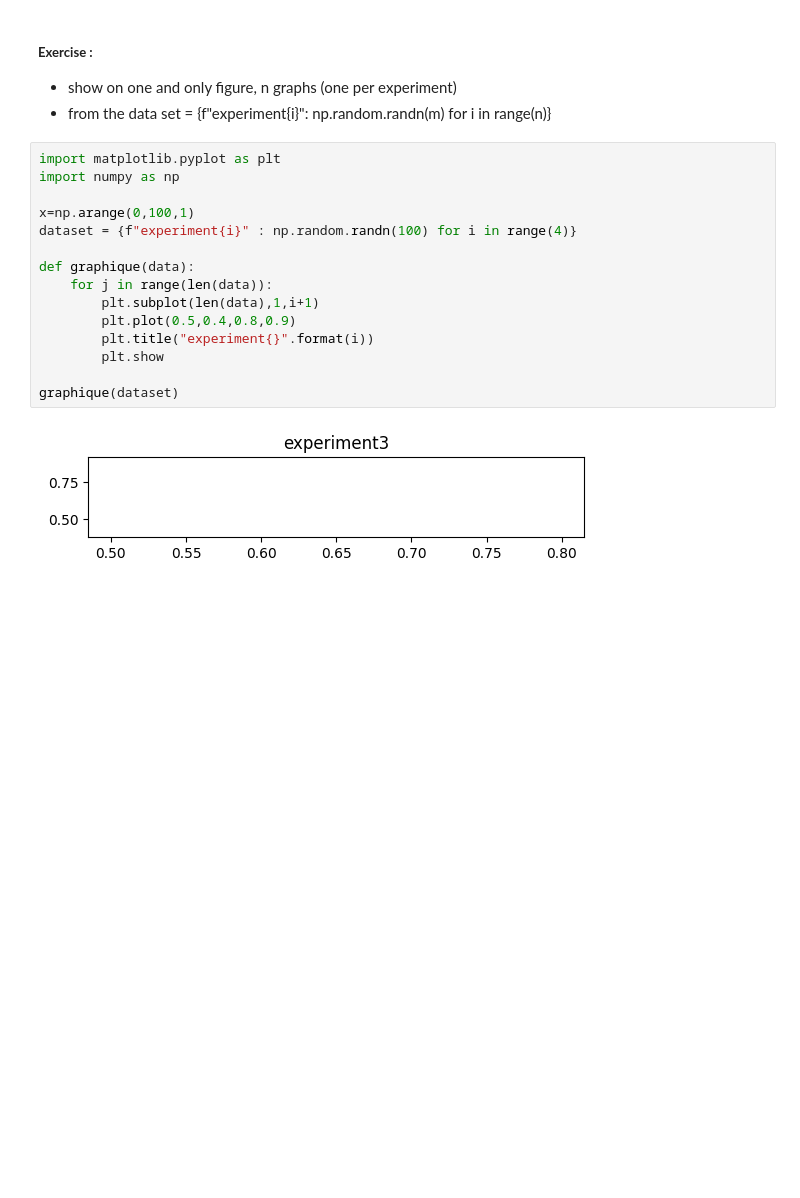
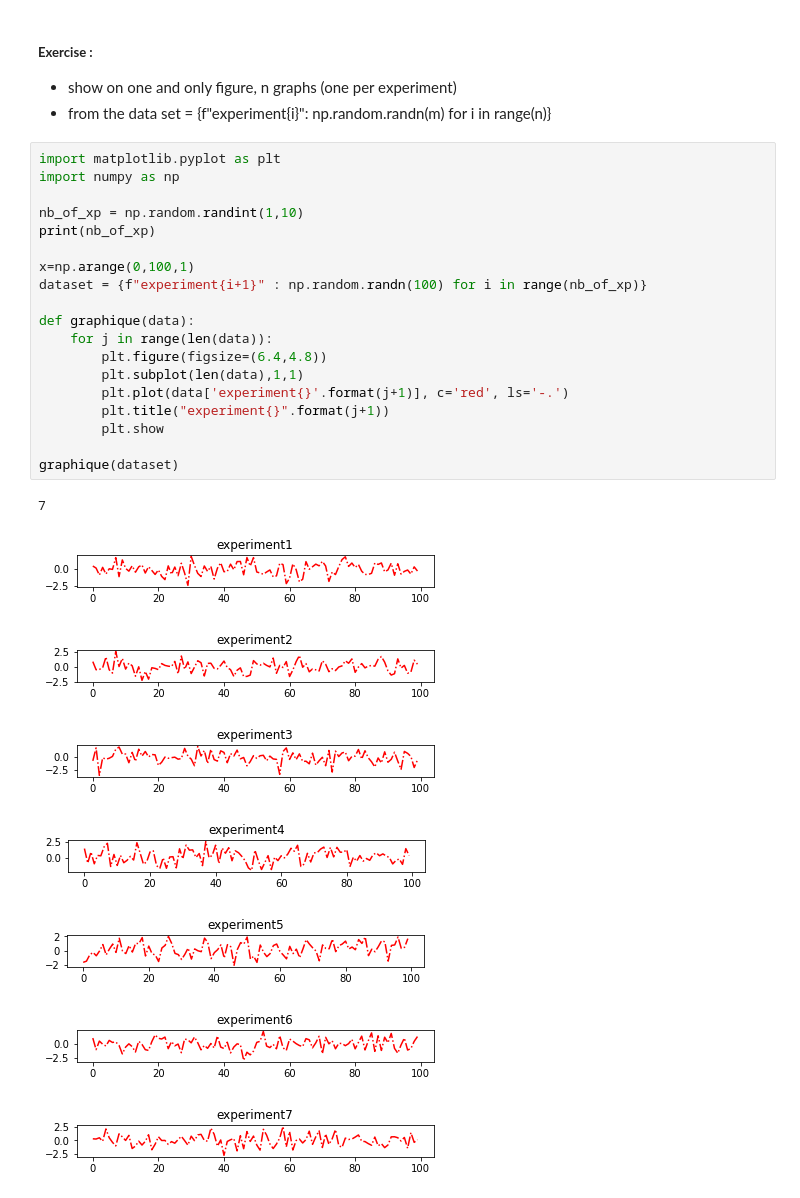
Before and after one commit to hrandrIAga/Machine_Learning, a Jupyter notebook: learning_matplotlib/learning_matplotlib_basics.ipynb, the cells around one changed output. Cells and saved outputs as stored; diff of their text form; blank space fills up the shorter version.

Commit message:
final version of learning_matplotlib_basics.ipynb with random number of experiments

```diff
--- a/learning_matplotlib/learning_matplotlib_basics.ipynb
+++ b/learning_matplotlib/learning_matplotlib_basics.ipynb
@@ -71,17 +71,28 @@ plt.show()
 # %%
 import matplotlib.pyplot as plt
 import numpy as np
 
+nb_of_xp = np.random.randint(1,10)
+print(nb_of_xp)
+
 x=np.arange(0,100,1)
-dataset = {f"experiment{i}" : np.random.randn(100) for i in range(4)}
+dataset = {f"experiment{i+1}" : np.random.randn(100) for i in range(nb_of_xp)}
 
 def graphique(data):
     for j in range(len(data)):
-        plt.subplot(len(data),1,i+1)
-        plt.plot(0.5,0.4,0.8,0.9)
-        plt.title("experiment{}".format(i))
+        plt.figure(figsize=(6.4,4.8))
+        plt.subplot(len(data),1,1)
+        plt.plot(data['experiment{}'.format(j+1)], c='red', ls='-.')
+        plt.title("experiment{}".format(j+1))
         plt.show
 
 graphique(dataset)
 # %% [output]
+7
-[figure, old version]
+[figure, new version]
+[figure, added]
+[figure, added]
+[figure, added]
+[figure, added]
+[figure, added]
+[figure, added]
```
